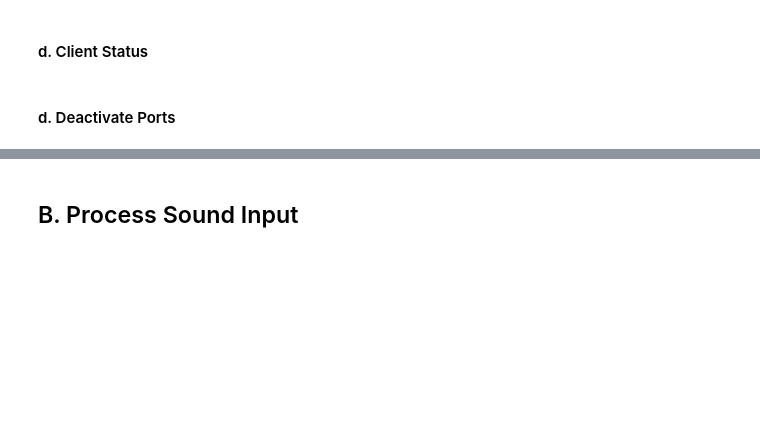
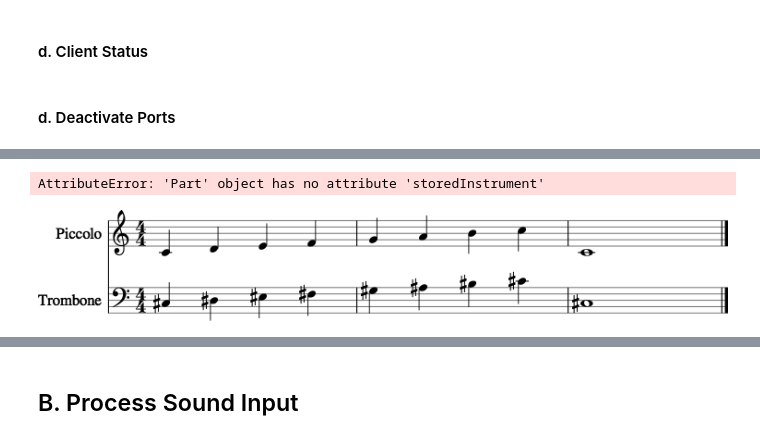
Before and after one commit to MickyDowns/deep-keras-music-net, a Jupyter notebook: music_study_aid.ipynb, the cells around one changed output, grey strips where cells are left out. Saved outputs shown, nothing was run; the diff lists cells and outputs as text; code cells hidden in the pictures; blank space fills up the shorter version.

```diff
--- a/music_study_aid.ipynb
+++ b/music_study_aid.ipynb
@@ -2155,0 +2589,14 @@ client.close(ignore_errors=True)
+# %%
+s2 = m21.instrument.unbundleInstruments(s)
+for test in s2:
+    print(test.storedInstrument)
+
+s3 = m21.instrument.bundleInstruments(s2)
+for test in s3:
+    print(test.storedInstrument)
+
+#byInst = m21.instrument.partitionByInstrument(inM21Stream)
+
+#Instrument.bestName()
+# %% [output]
+AttributeError: 'Part' object has no attribute 'storedInstrument'
@@ -2155,0 +2609,30 @@ client.close(ignore_errors=True)
+# %%
+p1 = m21.converter.parse("tinynotation: 4/4 c4  d  e  f  g  a  b  c'  c1")
+p1.getElementsByClass('Measure')[0].insert(0.0, m21.instrument.Piccolo())
+p1.getElementsByClass('Measure')[0].insert(2.0, m21.instrument.AltoSaxophone())
+p1.getElementsByClass('Measure')[1].insert(3.0, m21.instrument.Piccolo())
+
+p2 = m21.converter.parse("tinynotation: 4/4 C#4 D# E# F# G# A# B# c#  C#1")
+p2.getElementsByClass('Measure')[0].insert(0.0, m21.instrument.Trombone())
+p2.getElementsByClass('Measure')[0].insert(3.0, m21.instrument.Piccolo()) # not likely...
+p2.getElementsByClass('Measure')[1].insert(1.0, m21.instrument.Trombone())
+
+s = m21.stream.Score()
+s.insert(0, p1)
+s.insert(0, p2)
+
+s.show()
+
+#s2 = m21.instrument.partitionByInstrument(s)
+#print(len(s2.parts))
+#s2.show('text')
+#for p in s2.parts:
+#    unused = p.makeRests(fillGaps=True, inPlace=True)
+
+#for p in s2.parts:
+#    p.makeMeasures(inPlace=True)
+#    p.makeTies(inPlace=True)
+
+#s2.show('text')
+# %% [output]
+[figure, added]
```
Also changed, not shown: parts of 38 cells of this notebook.
